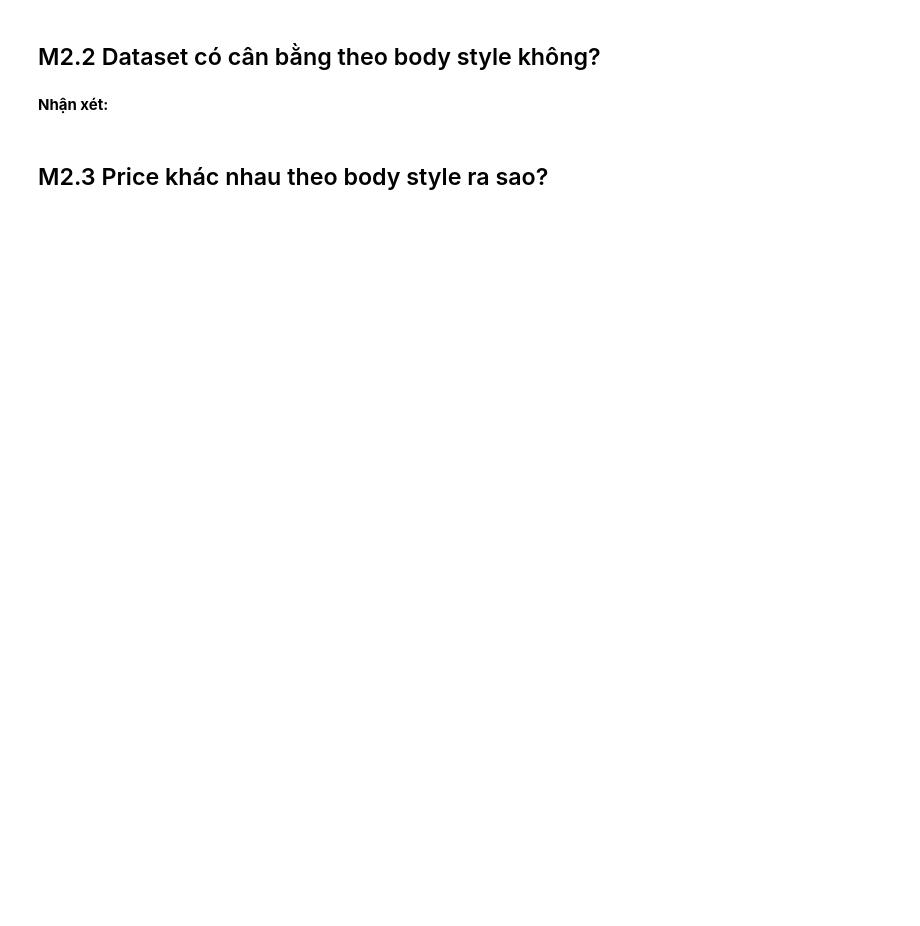
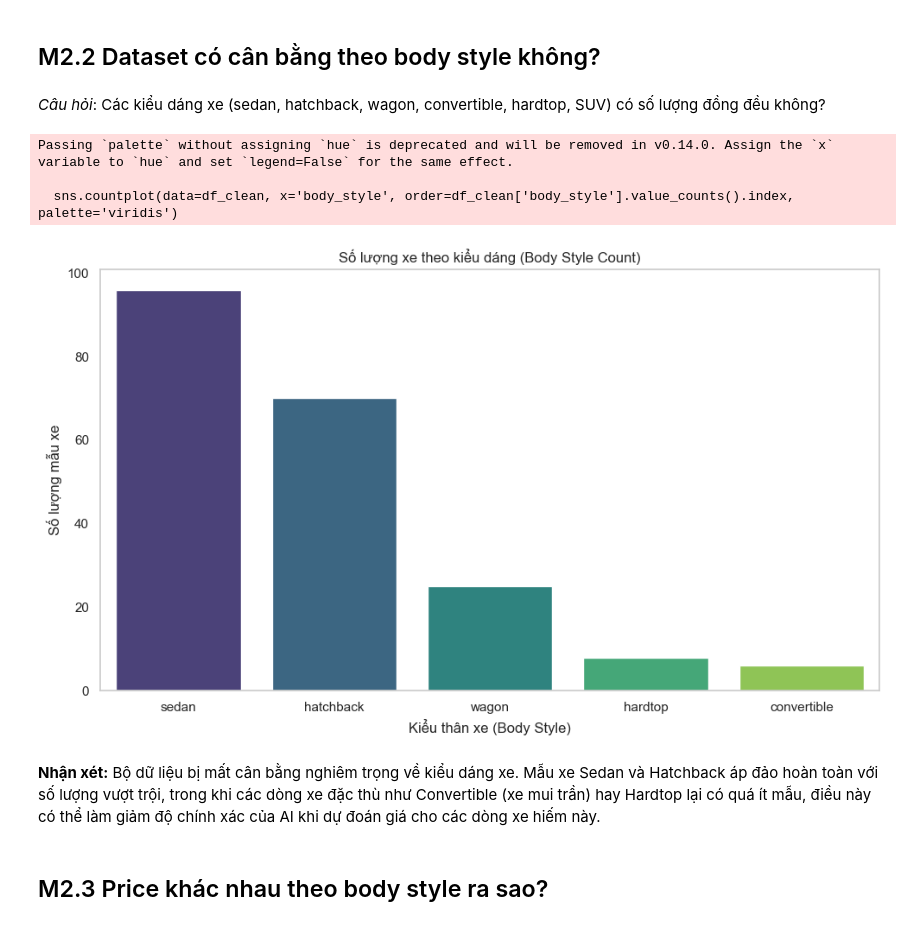
Before and after one commit to mliotlab/mliot-pyml-2026-hw, a Jupyter notebook: week02/numpy-pandas-eda-hw/numpy_pandas_eda_hw.ipynb, the cells around one changed output. Drawn from its saved outputs; the diff is of its cells as text; code cells hidden in the pictures; blank space fills up the shorter version.

```diff
--- a/week02/numpy-pandas-eda-hw/numpy_pandas_eda_hw.ipynb
+++ b/week02/numpy-pandas-eda-hw/numpy_pandas_eda_hw.ipynb
@@ -282,9 +357,25 @@ Mỗi biểu đồ cần:
 # %% [markdown]
 ## M2.2 Dataset có cân bằng theo body style không?
+# %% [markdown]
+*Câu hỏi*: Các kiểu dáng xe (sedan, hatchback, wagon, convertible, hardtop, SUV) có số lượng đồng đều không?
 # %%
 # TODO M2.2: countplot của body_style
+
+plt.figure(figsize=(10, 6))
+sns.countplot(data=df_clean, x='body_style', order=df_clean['body_style'].value_counts().index, palette='viridis')
+plt.title('Số lượng xe theo kiểu dáng (Body Style Count)')
+plt.xlabel('Kiểu thân xe (Body Style)')
+plt.ylabel('Số lượng mẫu xe')
+plt.grid(False)
+plt.tight_layout()
+plt.show()
+# %% [output]
+Passing `palette` without assigning `hue` is deprecated and will be removed in v0.14.0. Assign the `x` variable to `hue` and set `legend=False` for the same effect.
+
+  sns.countplot(data=df_clean, x='body_style', order=df_clean['body_style'].value_counts().index, palette='viridis')
+[figure, added]
 # %% [markdown]
-**Nhận xét:** <!-- 1--2 câu -->
+**Nhận xét:** Bộ dữ liệu bị mất cân bằng nghiêm trọng về kiểu dáng xe. Mẫu xe Sedan và Hatchback áp đảo hoàn toàn với số lượng vượt trội, trong khi các dòng xe đặc thù như Convertible (xe mui trần) hay Hardtop lại có quá ít mẫu, điều này có thể làm giảm độ chính xác của AI khi dự đoán giá cho các dòng xe hiếm này.
 # %% [markdown]
 ## M2.3 Price khác nhau theo body style ra sao?
 # %%
```
Also changed, not shown: parts of 27 cells of this notebook.
